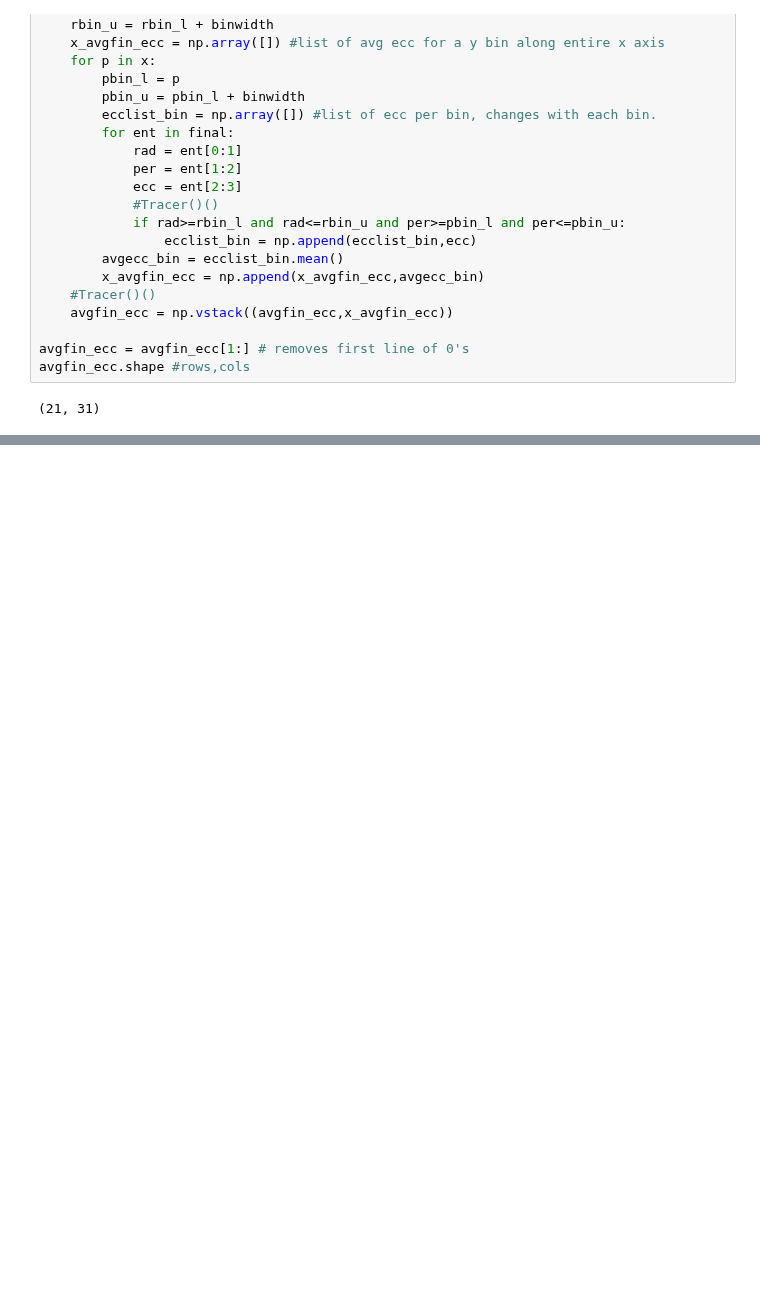
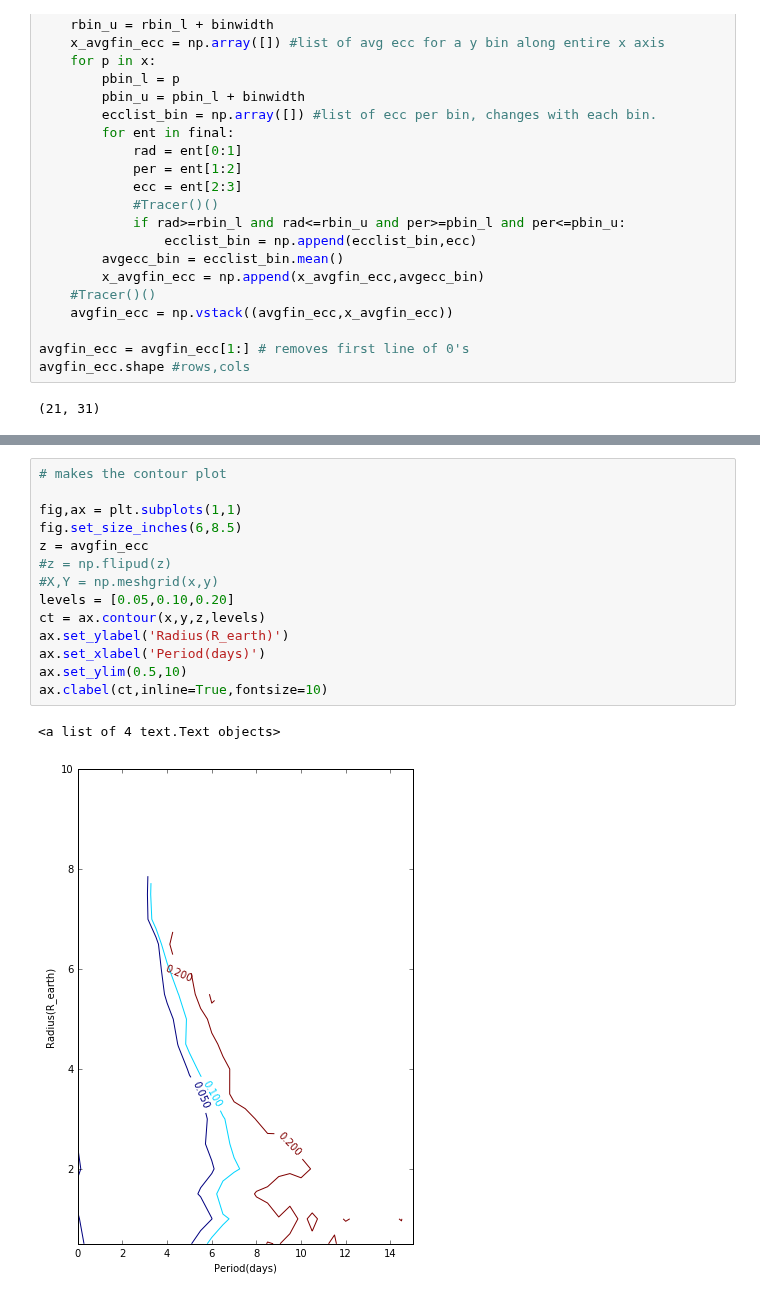
Before and after one commit to dm1681/Merging_Perts, a Jupyter notebook: Research/Merging_Perts/IC_gen.ipynb, the cells around one changed output, grey strips where cells are left out. Saved outputs shown, nothing was run; the diff lists cells and outputs as text; blank space fills up the shorter version.

```diff
--- a/Research/Merging_Perts/IC_gen.ipynb
+++ b/Research/Merging_Perts/IC_gen.ipynb
@@ -401,0 +801,17 @@ ax.clabel(ct,inline=True,fontsize=10)
+# %%
+# makes the contour plot
+
+fig,ax = plt.subplots(1,1)
+fig.set_size_inches(6,8.5)
+z = avgfin_ecc
+#z = np.flipud(z)
+#X,Y = np.meshgrid(x,y)
+levels = [0.05,0.10,0.20]
+ct = ax.contour(x,y,z,levels)
+ax.set_ylabel('Radius(R_earth)')
+ax.set_xlabel('Period(days)')
+ax.set_ylim(0.5,10)
+ax.clabel(ct,inline=True,fontsize=10)
+# %% [output]
+<a list of 4 text.Text objects>
+[figure, added]
```
Also changed, not shown: parts of 10 cells of this notebook, 2 other files.
